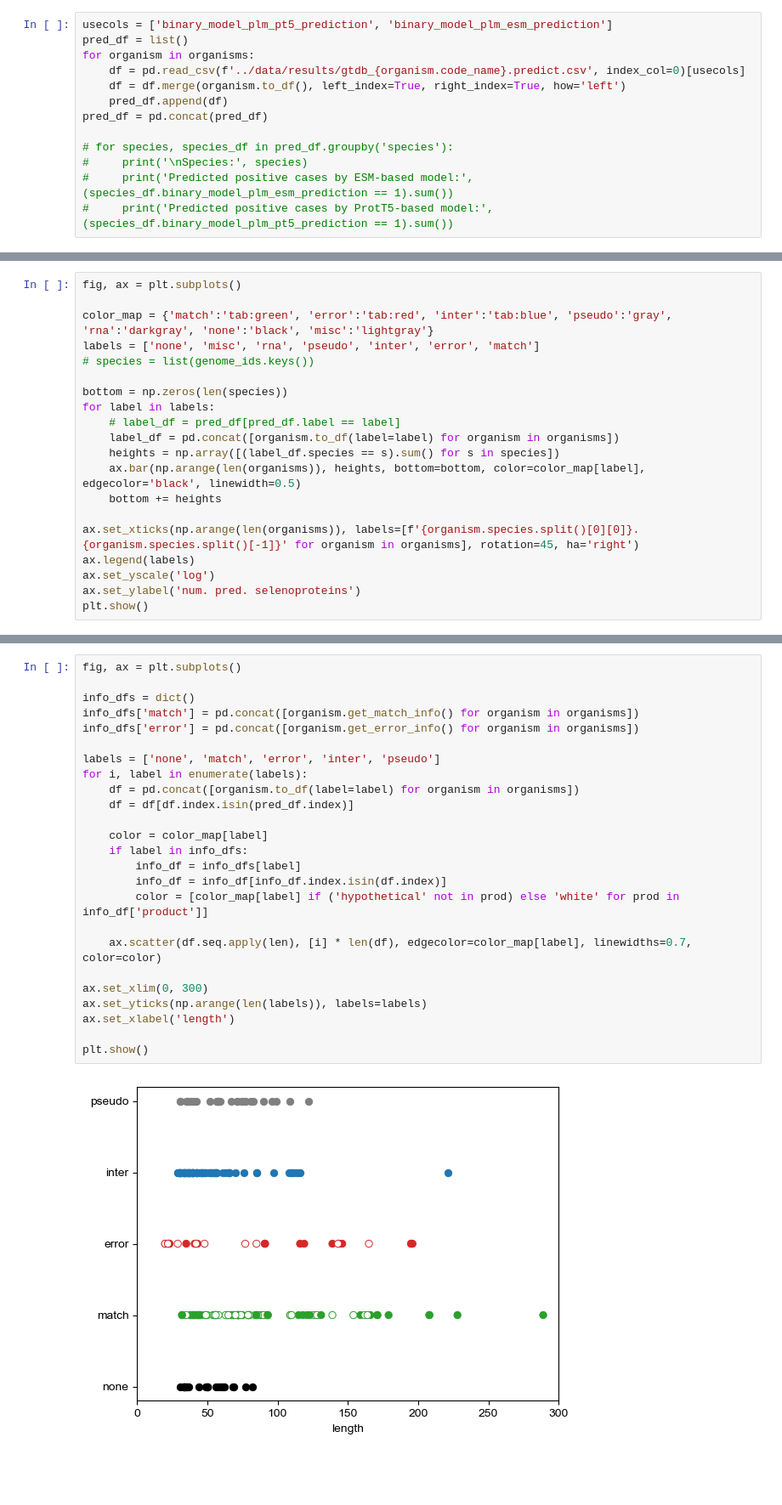
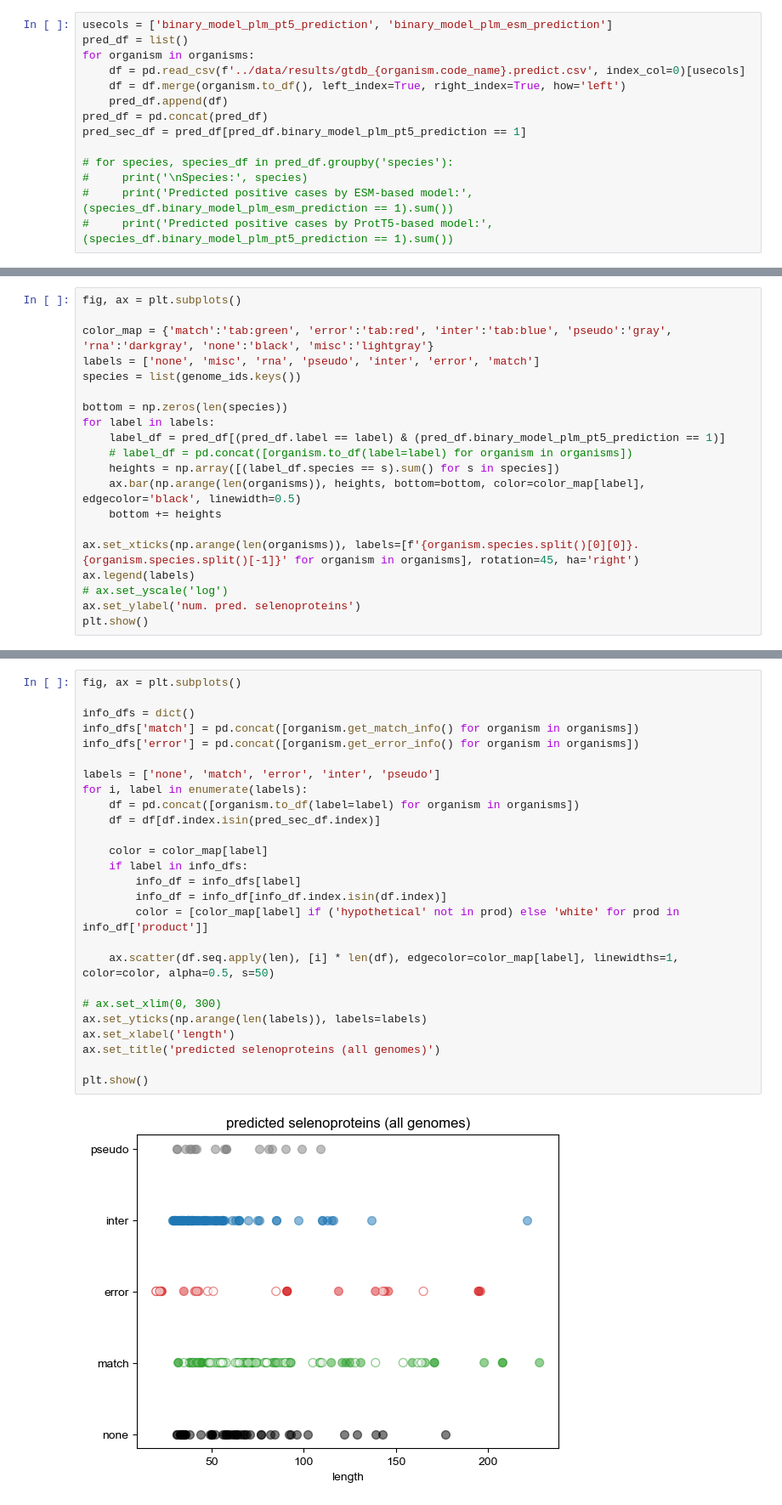
Before and after one commit to pipparichter/selenobot, a Jupyter notebook: notebooks/model-orgs-binary.ipynb, the cells around one changed output, grey strips where cells are left out. Shown at 85% size. Saved outputs shown, nothing was run; the diff lists cells and outputs as text; blank space fills up the shorter version.

```diff
--- a/notebooks/model-orgs-binary.ipynb
+++ b/notebooks/model-orgs-binary.ipynb
@@ -74,6 +124,7 @@ for organism in organisms:
     df = df.merge(organism.to_df(), left_index=True, right_index=True, how='left')
     pred_df.append(df)
 pred_df = pd.concat(pred_df)
+pred_sec_df = pred_df[pred_df.binary_model_plm_pt5_prediction == 1]
 
 # for species, species_df in pred_df.groupby('species'):
 #     print('\nSpecies:', species)
@@ -132,19 +179,19 @@ fig, ax = plt.subplots()
 
 color_map = {'match':'tab:green', 'error':'tab:red', 'inter':'tab:blue', 'pseudo':'gray', 'rna':'darkgray', 'none':'black', 'misc':'lightgray'}
 labels = ['none', 'misc', 'rna', 'pseudo', 'inter', 'error', 'match']
-# species = list(genome_ids.keys())
+species = list(genome_ids.keys())
 
 bottom = np.zeros(len(species))
 for label in labels:
-    # label_df = pred_df[pred_df.label == label]
-    label_df = pd.concat([organism.to_df(label=label) for organism in organisms])
+    label_df = pred_df[(pred_df.label == label) & (pred_df.binary_model_plm_pt5_prediction == 1)]
+    # label_df = pd.concat([organism.to_df(label=label) for organism in organisms])
     heights = np.array([(label_df.species == s).sum() for s in species])
     ax.bar(np.arange(len(organisms)), heights, bottom=bottom, color=color_map[label], edgecolor='black', linewidth=0.5)
     bottom += heights
 
 ax.set_xticks(np.arange(len(organisms)), labels=[f'{organism.species.split()[0][0]}. {organism.species.split()[-1]}' for organism in organisms], rotation=45, ha='right')
 ax.legend(labels)
-ax.set_yscale('log')
+# ax.set_yscale('log')
 ax.set_ylabel('num. pred. selenoproteins')
 plt.show()
 # %% [output]
@@ -152,30 +199,31 @@ plt.show()
 # %%
 fig, ax = plt.subplots()
 
 info_dfs = dict()
 info_dfs['match'] = pd.concat([organism.get_match_info() for organism in organisms])
 info_dfs['error'] = pd.concat([organism.get_error_info() for organism in organisms])
 
 labels = ['none', 'match', 'error', 'inter', 'pseudo']
 for i, label in enumerate(labels):
     df = pd.concat([organism.to_df(label=label) for organism in organisms])
-    df = df[df.index.isin(pred_df.index)]
+    df = df[df.index.isin(pred_sec_df.index)]
 
     color = color_map[label]
     if label in info_dfs:
         info_df = info_dfs[label]
         info_df = info_df[info_df.index.isin(df.index)]
         color = [color_map[label] if ('hypothetical' not in prod) else 'white' for prod in info_df['product']]
 
-    ax.scatter(df.seq.apply(len), [i] * len(df), edgecolor=color_map[label], linewidths=0.7, color=color)
+    ax.scatter(df.seq.apply(len), [i] * len(df), edgecolor=color_map[label], linewidths=1, color=color, alpha=0.5, s=50)
 
-ax.set_xlim(0, 300)
+# ax.set_xlim(0, 300)
 ax.set_yticks(np.arange(len(labels)), labels=labels)
 ax.set_xlabel('length')
+ax.set_title('predicted selenoproteins (all genomes)')
 
 plt.show()
 # %% [output]
-[figure, old version]
+[figure, new version]
 # %%
 fig, axes = plt.subplots(nrows=5, figsize=(7, 8), sharex=True)
 
```
Also changed, not shown: parts of 7 cells of this notebook, 3 other files.
